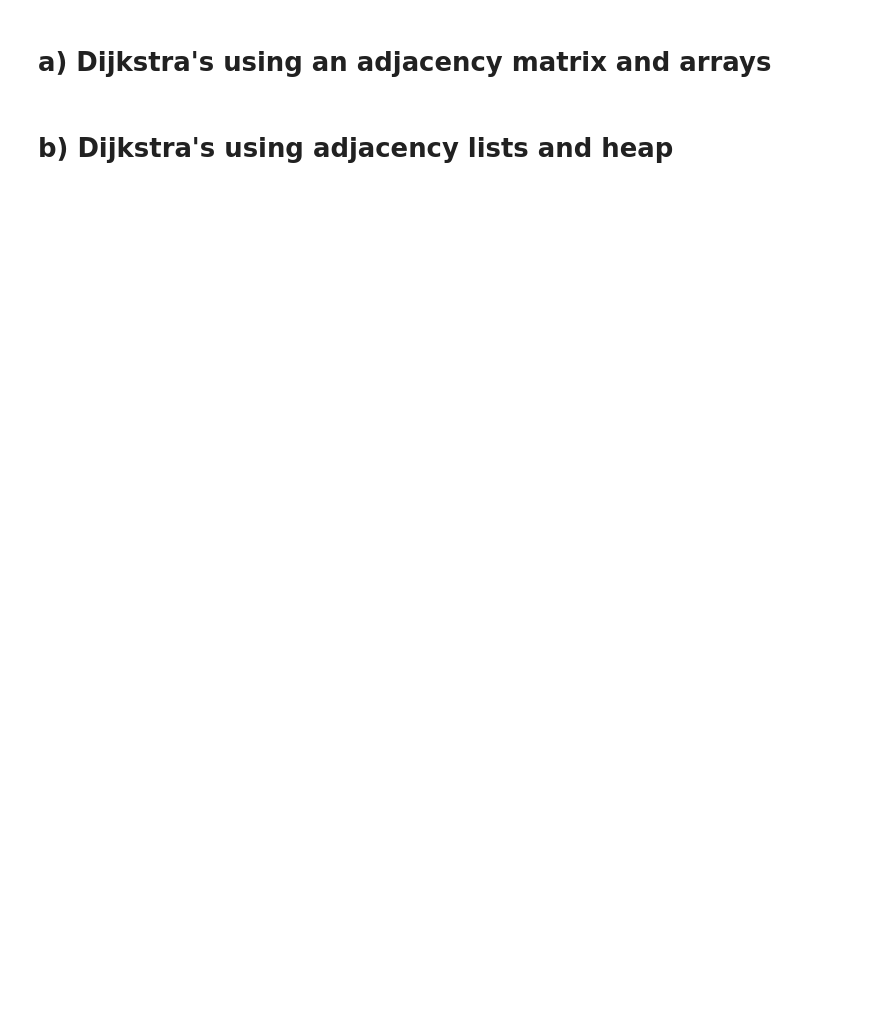
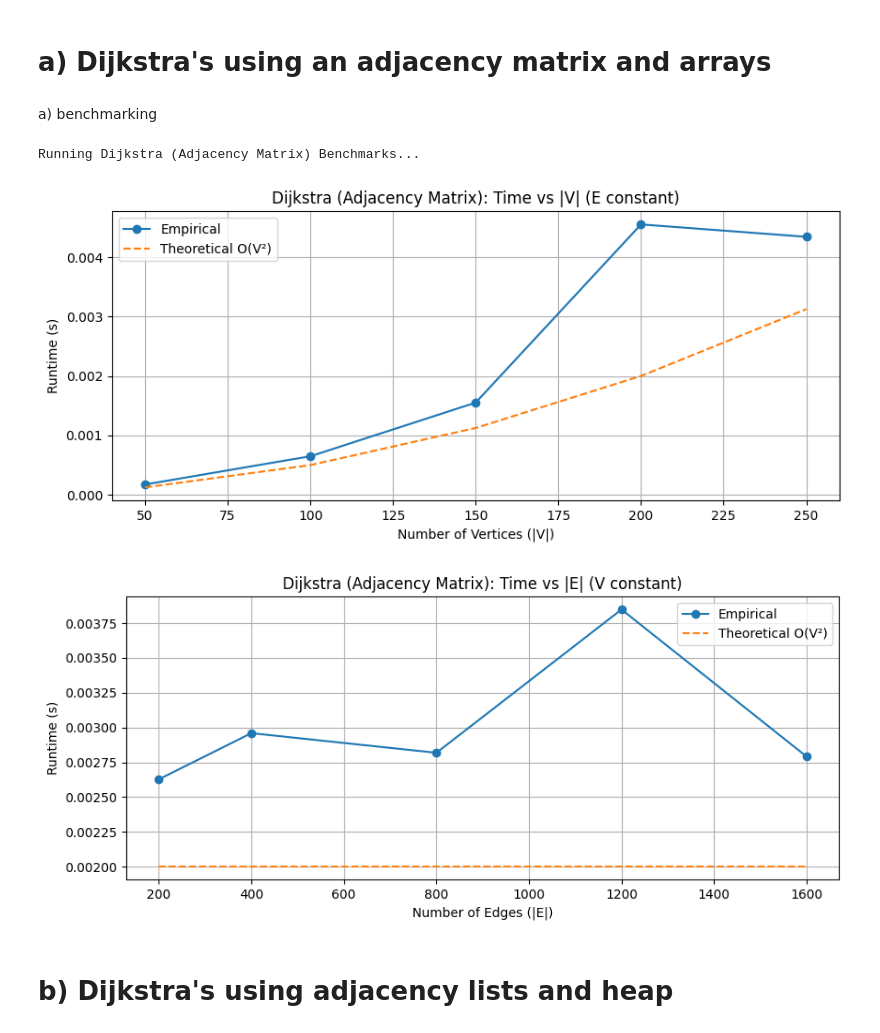
Before and after one commit to steaksandshrooms/SC2001, a Jupyter notebook: project2.ipynb, the cells around one changed output. Saved outputs shown, nothing was run; the diff lists cells and outputs as text; code cells hidden in the pictures; blank space fills up the shorter version.

```diff
--- a/project2.ipynb
+++ b/project2.ipynb
@@ -27,6 +27,84 @@ def dijkMatrix(graph, start):
                 if dist[u] + graph[u][v] < dist[v]:
                     dist[v] = dist[u] + graph[u][v]
     return dist
+# %% [markdown]
+a) benchmarking
+# %%
+def generate_graph(V, E):
+    """Generate a random undirected weighted graph with V vertices and E edges."""
+    matrix = [[0]*V for _ in range(V)]
+    adj_list = [[] for _ in range(V)]
+    edges = set()
+
+    while len(edges) < E:
+        u = random.randint(0, V-1)
+        v = random.randint(0, V-1)
+        if u != v and (u, v) not in edges and (v, u) not in edges:
+            w = random.randint(1, 10)
+            matrix[u][v] = matrix[v][u] = w
+            adj_list[u].append((v, w))
+            adj_list[v].append((u, w))
+            edges.add((u, v))
+
+    return matrix, adj_list
+
+
+
+def benchmark_matrix():
+    print("Running Dijkstra (Adjacency Matrix) Benchmarks...")
+
+    E = 300
+    vertex_counts = [50, 100, 150, 200, 250]
+    times = []
+
+    for V in vertex_counts:
+        matrix, _ = generate_graph(V, E if E < V*(V-1)//2 else V*(V-1)//2)
+        start = time.time()
+        dijkMatrix(matrix, 0)
+        times.append(time.time() - start)
+
+    # Theoretical: O(V^2)
+    theory = [0.00000005 * (V**2) for V in vertex_counts]
+
+    plt.figure(figsize=(10, 4))
+    plt.plot(vertex_counts, times, 'o-', label='Empirical')
+    plt.plot(vertex_counts, theory, '--', label='Theoretical O(V²)')
+    plt.title("Dijkstra (Adjacency Matrix): Time vs |V| (E constant)")
+    plt.xlabel("Number of Vertices (|V|)")
+    plt.ylabel("Runtime (s)")
+    plt.legend()
+    plt.grid(True)
+    plt.show()
+
+
+    V = 200
+    edge_counts = [200, 400, 800, 1200, 1600]
+    times = []
+
+    for E in edge_counts:
+        matrix, _ = generate_graph(V, E)
+        start = time.time()
+        dijkMatrix(matrix, 0)
+        times.append(time.time() - start)
+
+    # Theoretical: O(V^2) -> constant wrt E
+    theory = [0.00000005 * (V**2) for _ in edge_counts]
+
+    plt.figure(figsize=(10, 4))
+    plt.plot(edge_counts, times, 'o-', label='Empirical')
+    plt.plot(edge_counts, theory, '--', label='Theoretical O(V²)')
+    plt.title("Dijkstra (Adjacency Matrix): Time vs |E| (V constant)")
+    plt.xlabel("Number of Edges (|E|)")
+    plt.ylabel("Runtime (s)")
+    plt.legend()
+    plt.grid(True)
+    plt.show()
+
+benchmark_matrix()
+# %% [output]
+Running Dijkstra (Adjacency Matrix) Benchmarks...
+[figure, added]
+[figure, added]
 # %% [markdown]
 # b) Dijkstra's using adjacency lists and heap
 # %%
```
Also changed, not shown: parts of 6 cells of this notebook.
